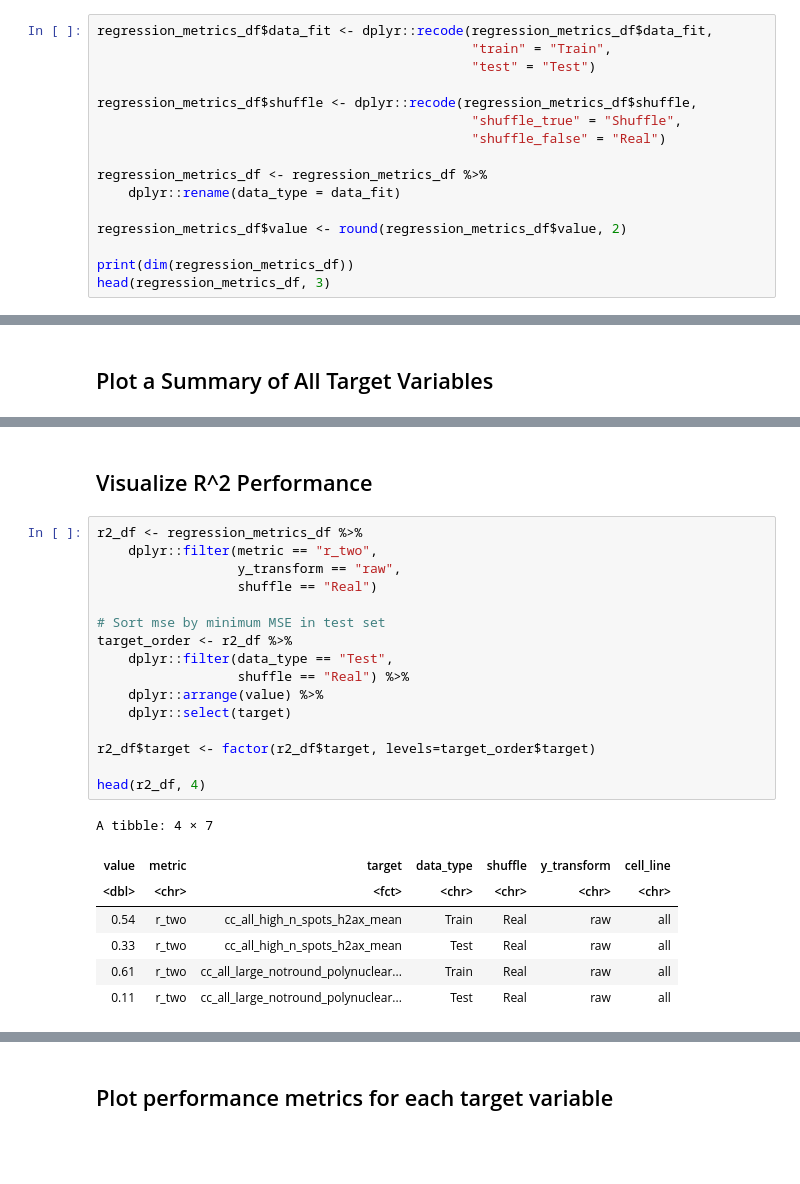
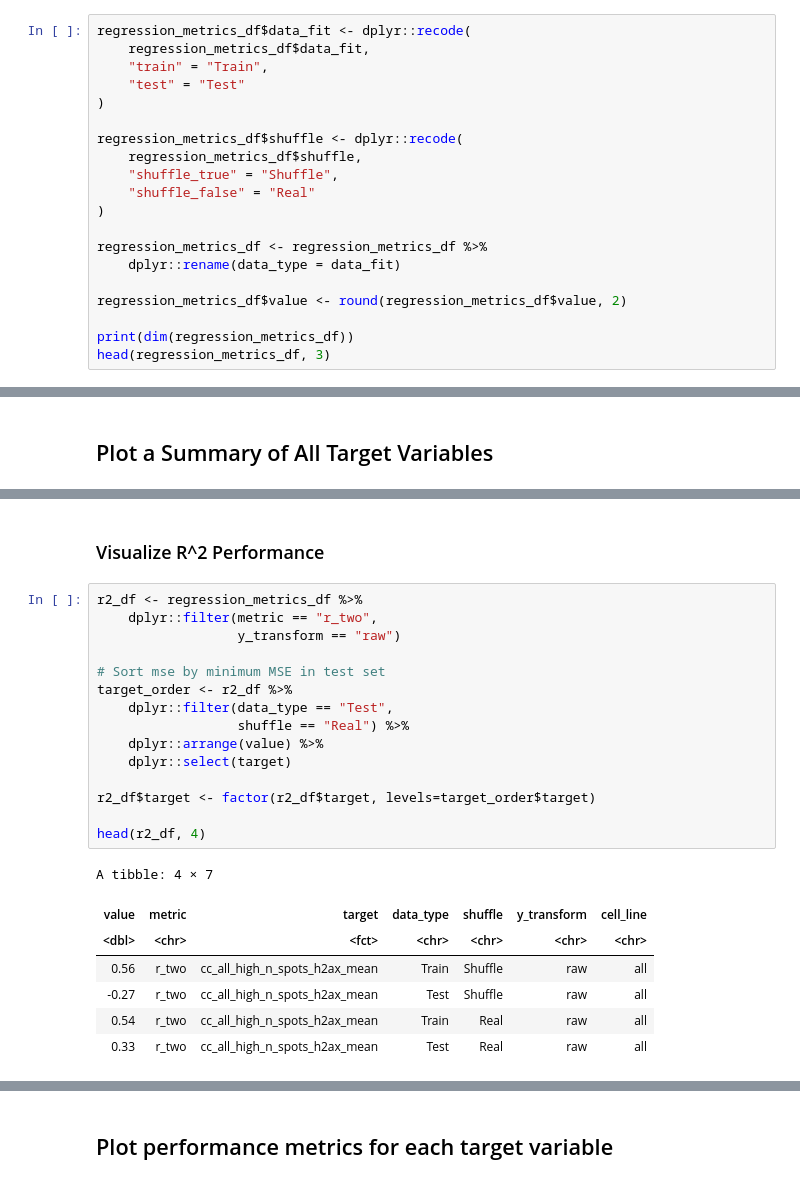
Before and after one commit to broadinstitute/cell-health, a Jupyter notebook: 3.train/4.visualize-regression-performance.ipynb, the cells around one changed output, grey strips where cells are left out. Drawn from its saved outputs; the diff is of its cells as text; blank space fills up the shorter version.

Commit message:
save regression performance figures in different directory
also adding rsquared shuffle comparison

```diff
--- a/3.train/4.visualize-regression-performance.ipynb
+++ b/3.train/4.visualize-regression-performance.ipynb
@@ -75,13 +109,17 @@ A tibble: 3 × 11
 # %% [markdown]
 ## Process Regression Metrics for Plotting
 # %%
-regression_metrics_df$data_fit <- dplyr::recode(regression_metrics_df$data_fit,
-                                                "train" = "Train",
-                                                "test" = "Test")
+regression_metrics_df$data_fit <- dplyr::recode(
+    regression_metrics_df$data_fit,
+    "train" = "Train",
+    "test" = "Test"
+)
 
-regression_metrics_df$shuffle <- dplyr::recode(regression_metrics_df$shuffle,
-                                                "shuffle_true" = "Shuffle",
-                                                "shuffle_false" = "Real")
+regression_metrics_df$shuffle <- dplyr::recode(
+    regression_metrics_df$shuffle,
+    "shuffle_true" = "Shuffle",
+    "shuffle_false" = "Real"
+)
 
 regression_metrics_df <- regression_metrics_df %>%
     dplyr::rename(data_type = data_fit)
@@ -261,27 +305,26 @@ ggsave(output_file, width = 2, height = 1.5, dpi = 600, units = "in")
 # %% [markdown]
-## Visualize R^2 Performance
+### Visualize R^2 Performance
 # %%
 r2_df <- regression_metrics_df %>%
     dplyr::filter(metric == "r_two",
-                  y_transform == "raw",
-                  shuffle == "Real")
+                  y_transform == "raw")
 
 # Sort mse by minimum MSE in test set
 target_order <- r2_df %>%
     dplyr::filter(data_type == "Test",
                   shuffle == "Real") %>%
     dplyr::arrange(value) %>%
     dplyr::select(target)
 
 r2_df$target <- factor(r2_df$target, levels=target_order$target)
 
 head(r2_df, 4)
 # %% [output]
 A tibble: 4 × 7
 | value | metric | target | data_type | shuffle | y_transform | cell_line |
 | <dbl> | <chr> | <fct> | <chr> | <chr> | <chr> | <chr> |
+| 0.56 | r_two | cc_all_high_n_spots_h2ax_mean | Train | Shuffle | raw | all |
+| -0.27 | r_two | cc_all_high_n_spots_h2ax_mean | Test | Shuffle | raw | all |
 | 0.54 | r_two | cc_all_high_n_spots_h2ax_mean | Train | Real | raw | all |
 | 0.33 | r_two | cc_all_high_n_spots_h2ax_mean | Test | Real | raw | all |
-| 0.61 | r_two | cc_all_large_notround_polynuclear... | Train | Real | raw | all |
-| 0.11 | r_two | cc_all_large_notround_polynuclear... | Test | Real | raw | all |
 # %%
```
Also changed, not shown: parts of 15 cells of this notebook, 1 other file.
